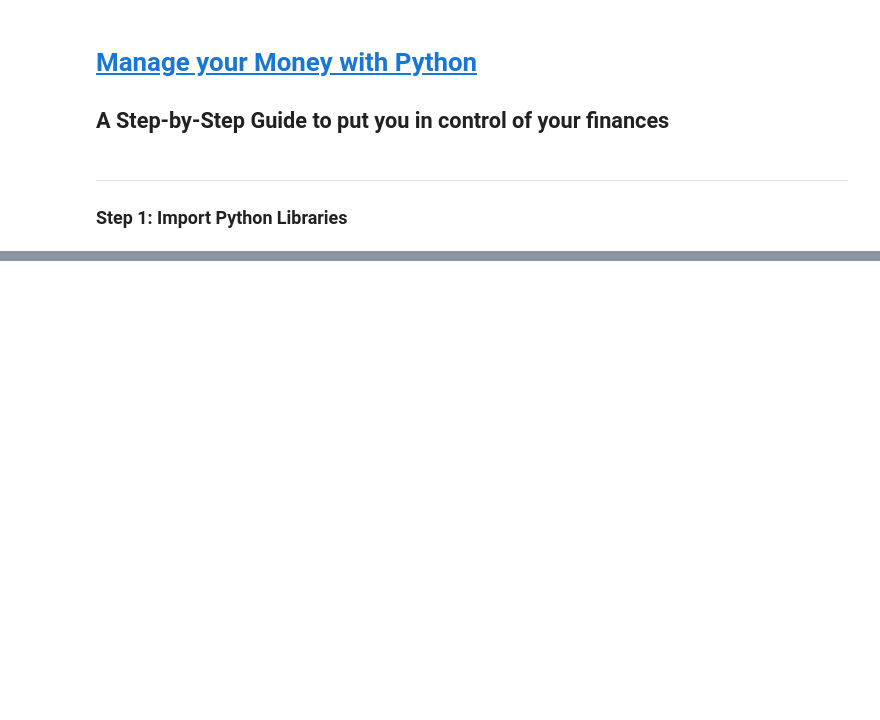
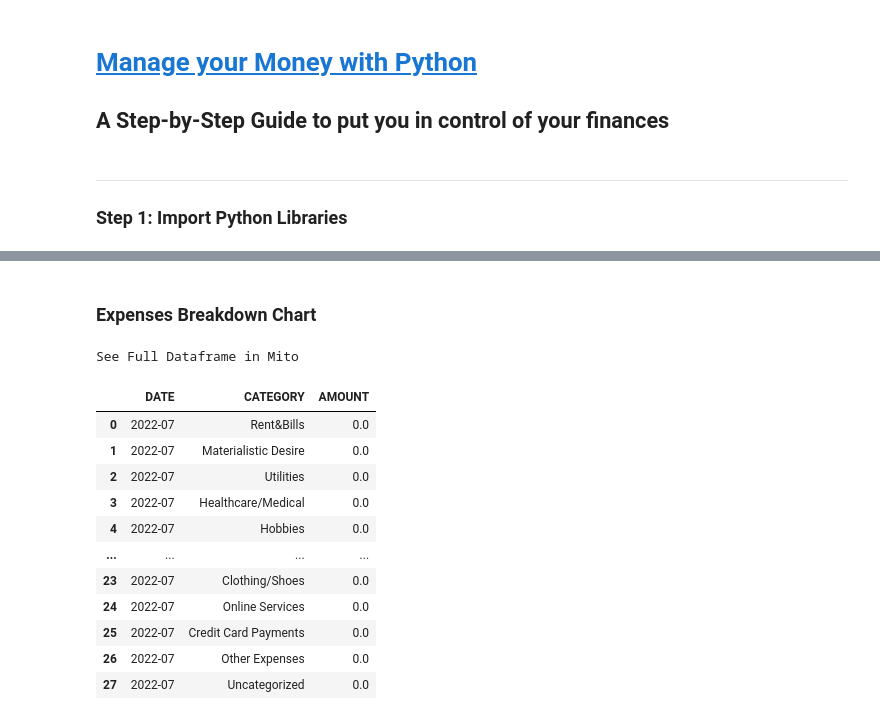
Before and after one commit to Jared-Godar/mini-projects, a Jupyter notebook: python-finances.ipynb, the cells around one changed output, grey strips where cells are left out. Drawn from its saved outputs; the diff is of its cells as text; code cells hidden in the pictures; blank space fills up the shorter version.

```diff
--- a/python-finances.ipynb
+++ b/python-finances.ipynb
@@ -41,0 +193,57 @@ Then we need to get all our transactions data. This can be done by downloading y
+# %% [markdown]
+### Expenses Breakdown Chart
+# %%
+Expenses_Breakdown_Table = pd.pivot_table(df, values = ['amount'], index = ['category', 'year_month'], aggfunc=sum).reset_index()
+Expenses_Breakdown_Table.columns = [x.upper() for x in Expenses_Breakdown_Table.columns]
+Expenses_Breakdown_Table = Expenses_Breakdown_Table.rename(columns={'YEAR_MONTH': 'DATE'})
+Expenses_Breakdown_Table = Expenses_Breakdown_Table[['DATE', 'CATEGORY', 'AMOUNT']]
+# %%
+#Creation of a df with all dates within the range we have data for each category /
+#(e.g. for cash withdrawal there are no transactions between MArch 2020 and August 2020 /
+#so there is not data point in the graph for those dates and I have to fix that)
+
+Expenses_Breakdown_Table_All_Dates = Expenses_Breakdown_Table.set_index(
+    ['DATE', 'CATEGORY']
+).unstack(
+    fill_value=0
+).asfreq(
+    'M', fill_value=0
+).stack().sort_index(level=1).reset_index()
+
+Expenses_Breakdown_Table_All_Dates['DATE'] = pd.to_datetime(Expenses_Breakdown_Table_All_Dates['DATE'])
+Expenses_Breakdown_Table_All_Dates['DATE'] = Expenses_Breakdown_Table_All_Dates['DATE'].dt.strftime('%Y-%m')
+# %%
+#Appending all dates to the original df
+
+Expenses_Breakdown_Table_Final = Expenses_Breakdown_Table.append(Expenses_Breakdown_Table_All_Dates, ignore_index=True)
+Expenses_Breakdown_Table_Final = Expenses_Breakdown_Table_Final.drop_duplicates(subset = ['DATE', 'CATEGORY'], keep = 'first')
+Expenses_Breakdown_Table_Final = Expenses_Breakdown_Table_Final.sort_values(['DATE', 'CATEGORY'], ascending=[True, False],ignore_index=True)
+# %%
+#creating a df only for the latest date
+#I need it to add 0s in case in the latest date there was no transaction for a specific category
+#otherwise again the data point for the latest date will not appear in the chart
+#(before I fixed only the dates within the date range of the transactions, not the latest date)
+
+latest_date = Expenses_Breakdown_Table_Final['DATE'].max()
+df_latest_date = Expenses_Breakdown_Table_Final.loc[Expenses_Breakdown_Table_Final['DATE'] == latest_date]
+# %%
+categories_lst = ['Travel','Transport','Transfer','Other','Materialistic Desire','Groceries','Gifts','Food','Entertainment','Cash Withdrawal','Rent&Bills','Personal Care','Sport']
+missing_cat_latest_date = pd.DataFrame({'CATEGORY': list(set(df_latest_date['CATEGORY']) ^ set(categories_lst))})
+missing_cat_latest_date['AMOUNT']=0.0
+missing_cat_latest_date['DATE']= df_latest_date['DATE'].max()
+missing_cat_latest_date = missing_cat_latest_date [['DATE', 'CATEGORY', 'AMOUNT']]
+missing_cat_latest_date
+# %% [output]
+See Full Dataframe in Mito
+|  | DATE | CATEGORY | AMOUNT |
+| 0 | 2022-07 | Rent&Bills | 0.0 |
+| 1 | 2022-07 | Materialistic Desire | 0.0 |
+| 2 | 2022-07 | Utilities | 0.0 |
+| 3 | 2022-07 | Healthcare/Medical | 0.0 |
+| 4 | 2022-07 | Hobbies | 0.0 |
+| ... | ... | ... | ... |
+| 23 | 2022-07 | Clothing/Shoes | 0.0 |
+| 24 | 2022-07 | Online Services | 0.0 |
+| 25 | 2022-07 | Credit Card Payments | 0.0 |
+| 26 | 2022-07 | Other Expenses | 0.0 |
+| 27 | 2022-07 | Uncategorized | 0.0 |
```
Also changed, not shown: parts of 30 cells of this notebook, 1 other file.
